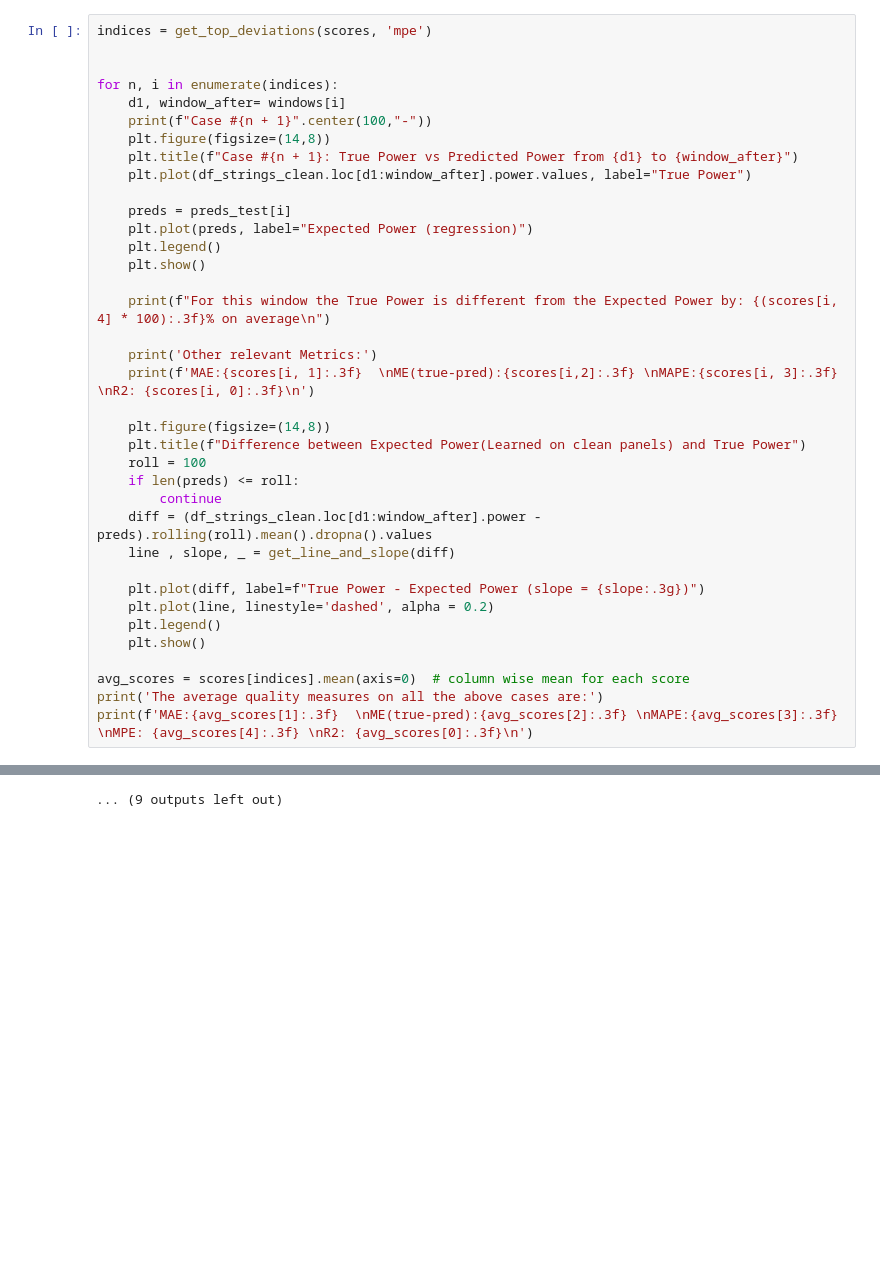
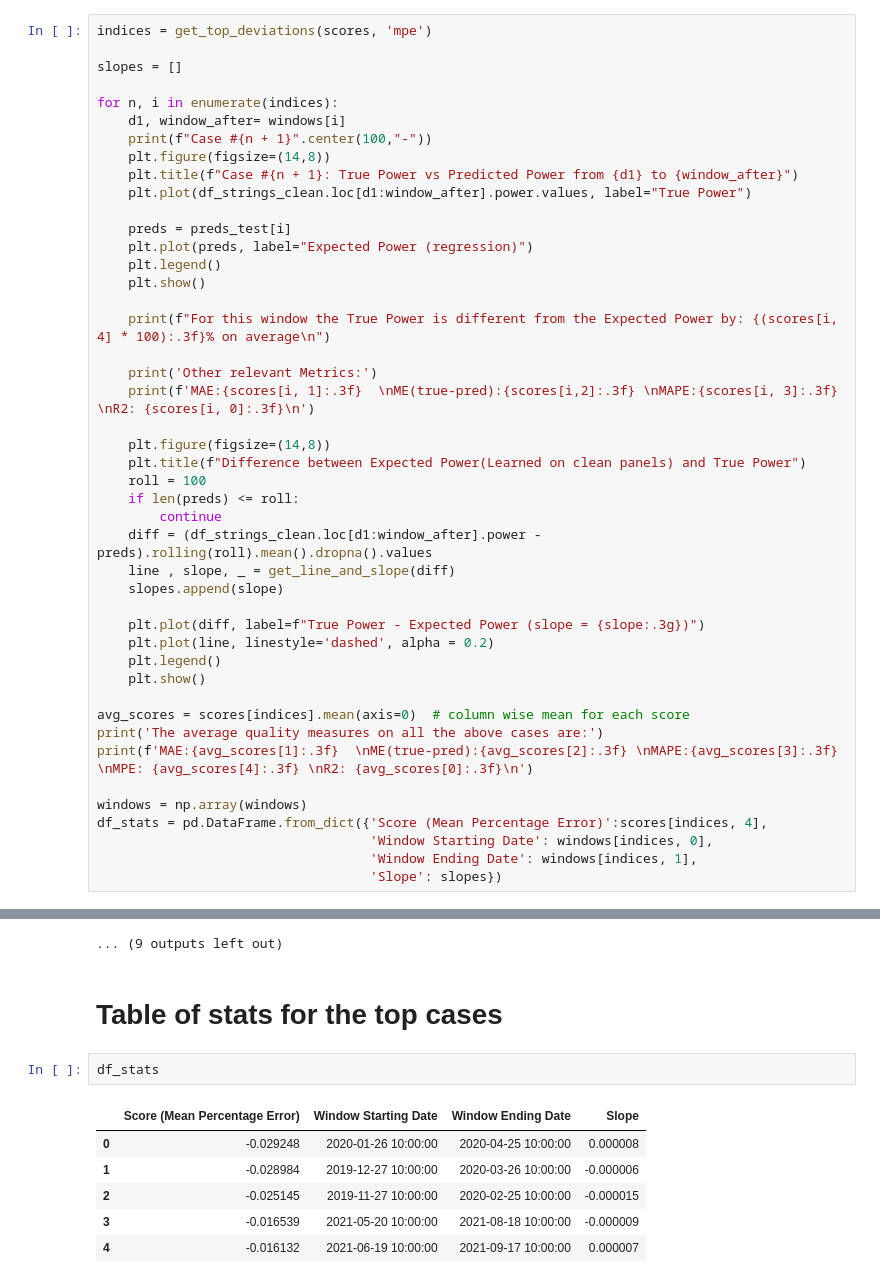
Before and after one commit to MORE-EU/more-pattern-extraction, a Jupyter notebook: deviation_detection.ipynb, the cells around one changed output, grey strips where cells are left out. Drawn from its saved outputs; the diff is of its cells as text; blank space fills up the shorter version.

Commit message:
Add stats table

```diff
--- a/deviation_detection.ipynb
+++ b/deviation_detection.ipynb
@@ -85,6 +85,7 @@ In the next cell we are going to rank all the possible windows that we have exam
 # %%
 indices = get_top_deviations(scores, 'mpe')
 
+slopes = []
 
 for n, i in enumerate(indices):
     d1, window_after= windows[i]
@@ -110,6 +111,7 @@ for n, i in enumerate(indices):
         continue
     diff = (df_strings_clean.loc[d1:window_after].power - preds).rolling(roll).mean().dropna().values
     line , slope, _ = get_line_and_slope(diff)
+    slopes.append(slope)
 
     plt.plot(diff, label=f"True Power - Expected Power (slope = {slope:.3g})")
     plt.plot(line, linestyle='dashed', alpha = 0.2)
@@ -119,6 +121,12 @@ for n, i in enumerate(indices):
 avg_scores = scores[indices].mean(axis=0)  # column wise mean for each score
 print('The average quality measures on all the above cases are:')
 print(f'MAE:{avg_scores[1]:.3f}  \nME(true-pred):{avg_scores[2]:.3f} \nMAPE:{avg_scores[3]:.3f} \nMPE: {avg_scores[4]:.3f} \nR2: {avg_scores[0]:.3f}\n')
+
+windows = np.array(windows)
+df_stats = pd.DataFrame.from_dict({'Score (Mean Percentage Error)':scores[indices, 4],
+                                   'Window Starting Date': windows[indices, 0],
+                                   'Window Ending Date': windows[indices, 1],
+                                   'Slope': slopes})
 # %% [output]
 ----------------------------------------------Case #1-----------------------------------------------
 [figure]
@@ -151,3 +159,14 @@ MAPE:0.054
 R2: 0.981
 [figure]
 ... (9 outputs left out)
+# %% [markdown]
+# Table of stats for the top cases
+# %%
+df_stats
+# %% [output]
+|  | Score (Mean Percentage Error) | Window Starting Date | Window Ending Date | Slope |
+| 0 | -0.029248 | 2020-01-26 10:00:00 | 2020-04-25 10:00:00 | 0.000008 |
+| 1 | -0.028984 | 2019-12-27 10:00:00 | 2020-03-26 10:00:00 | -0.000006 |
+| 2 | -0.025145 | 2019-11-27 10:00:00 | 2020-02-25 10:00:00 | -0.000015 |
+| 3 | -0.016539 | 2021-05-20 10:00:00 | 2021-08-18 10:00:00 | -0.000009 |
+| 4 | -0.016132 | 2021-06-19 10:00:00 | 2021-09-17 10:00:00 | 0.000007 |
```
